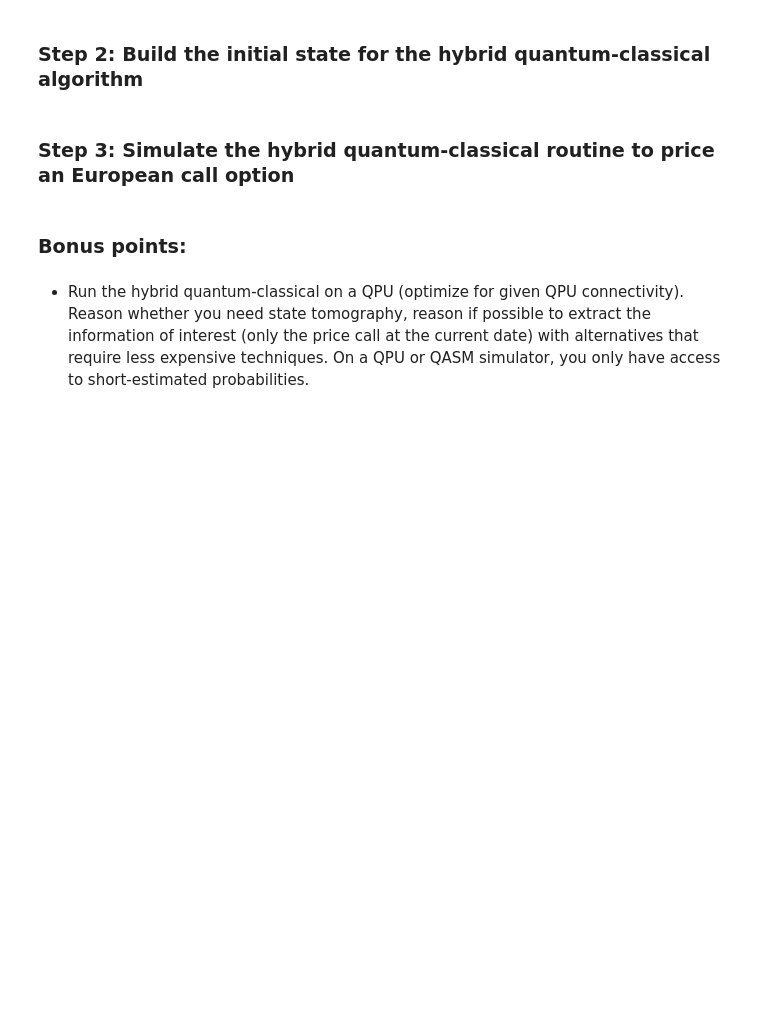
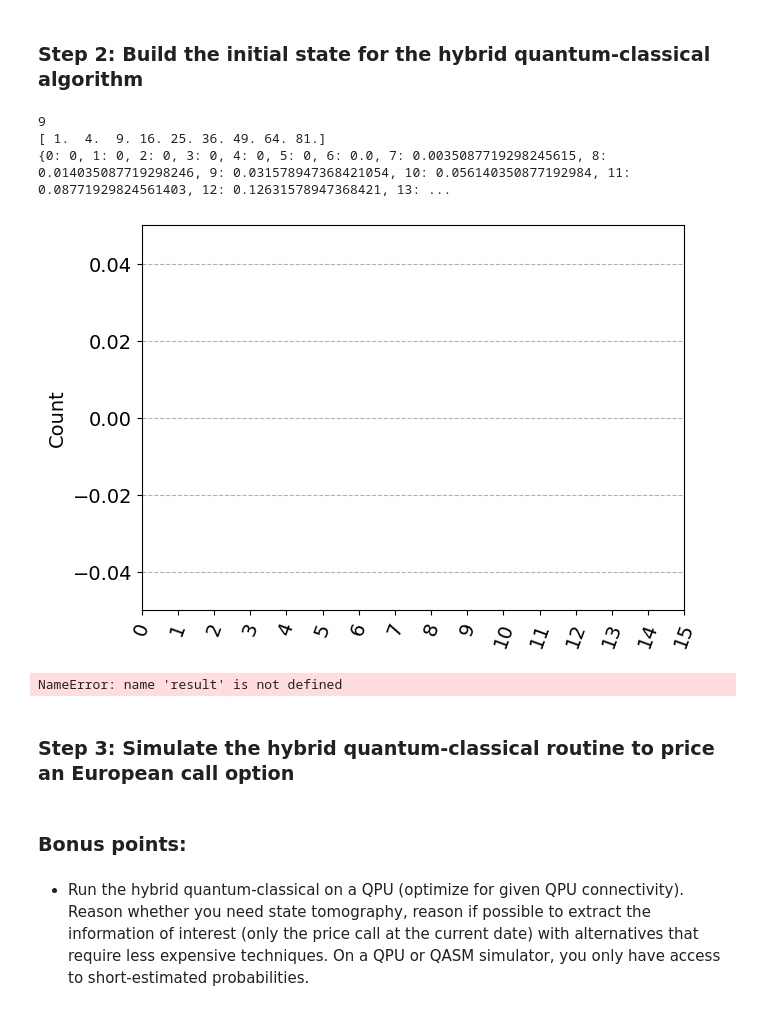
Before and after one commit to FelixXu35/Qisikit_Hackathon_BCN, a Jupyter notebook: Moodys_challenge_submission.ipynb, the cells around one changed output. Saved outputs shown, nothing was run; the diff lists cells and outputs as text; code cells hidden in the pictures; blank space fills up the shorter version.

```diff
--- a/Moodys_challenge_submission.ipynb
+++ b/Moodys_challenge_submission.ipynb
@@ -56,2 +58,36 @@ var_form(
 # %% [markdown]
 ### **Step 2**: Build the initial state for the hybrid quantum-classical algorithm
+# %%
+rep = 2
+n_qbits = 4
+params = step1.get_init_params(n_qbits, rep)
+cross_over = 6
+backend = Aer.get_backend('aer_simulator')
+optimizer = SPSA(maxiter=1e3)
+shots = 1e5
+target_distr = step2.create_target_distr(n_qbits, cross_over)
+print(target_distr)
+display(plot_histogram(target_distr))
+
+#cost_function = CostFunction(n_qbits,rep,backend,target_distr)
+
+# optimization
+#result = optimizer.minimize(fun=cost_function.return_cost_function,x0=params)
+# %% [output]
+9
+[ 1.  4.  9. 16. 25. 36. 49. 64. 81.]
+{0: 0, 1: 0, 2: 0, 3: 0, 4: 0, 5: 0, 6: 0.0, 7: 0.0035087719298245615, 8: 0.014035087719298246, 9: 0.031578947368421054, 10: 0.056140350877192984, 11: 0.08771929824561403, 12: 0.12631578947368421, 13: ...
+[figure, added]
+# %%
+qc = step1.ansatz(result.x, n_qbits,rep)
+qc_t = transpile(qc,backend)
+
+
+final_result = backend.run(qc_t, shots=int(1e5)).result()
+counts = final_result.get_counts()
+display(plot_histogram(counts))
+
+output_distr = step2.counts_to_distr(counts)
+print(output_distr)
+# %% [output]
+NameError: name 'result' is not defined
```
Also changed, not shown: parts of 10 cells of this notebook, 2 other files.
